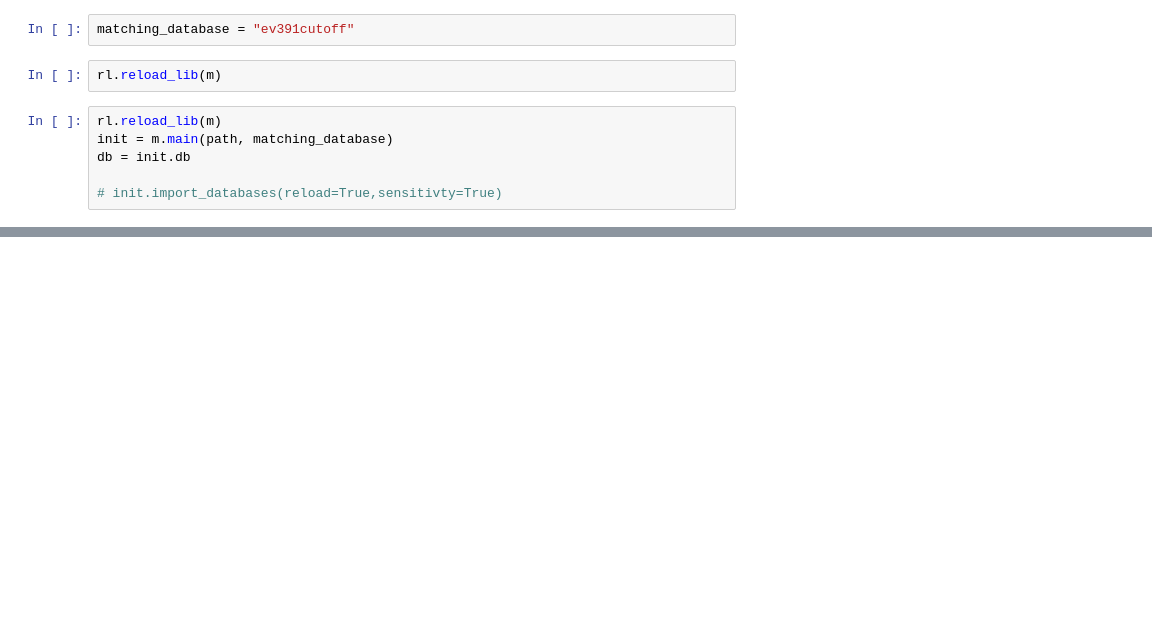
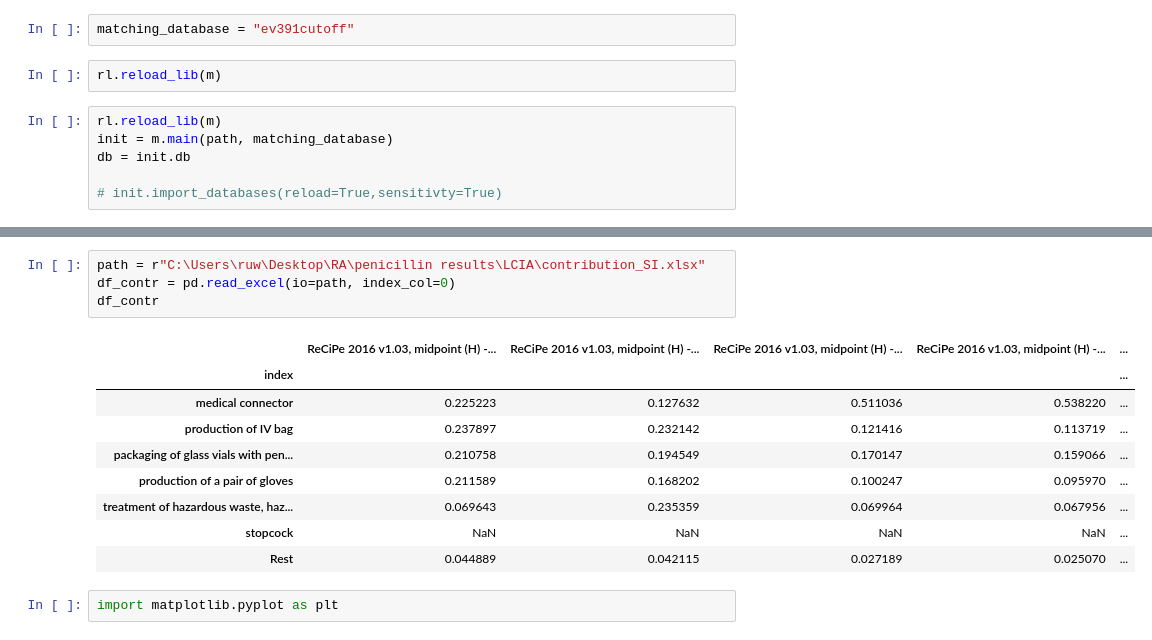
Before and after one commit to RuneWF/penicilin, a Jupyter notebook: Jupyter scripts/playbox.ipynb, the cells around one changed output, grey strips where cells are left out. Drawn from its saved outputs; the diff is of its cells as text; blank space fills up the shorter version.

```diff
--- a/Jupyter scripts/playbox.ipynb
+++ b/Jupyter scripts/playbox.ipynb
@@ -169,0 +91,16 @@ dct["manufacturing of raw penicillium G"].drop(bio_idx)
+# %%
+path = r"C:\Users\ruw\Desktop\RA\penicillin results\LCIA\contribution_SI.xlsx"
+df_contr = pd.read_excel(io=path, index_col=0)
+df_contr
+# %% [output]
+|  | ReCiPe 2016 v1.03, midpoint (H) -... | ReCiPe 2016 v1.03, midpoint (H) -... | ReCiPe 2016 v1.03, midpoint (H) -... | ReCiPe 2016 v1.03, midpoint (H) -... | ... |
+| index |  |  |  |  | ... |
+| medical connector | 0.225223 | 0.127632 | 0.511036 | 0.538220 | ... |
+| production of IV bag | 0.237897 | 0.232142 | 0.121416 | 0.113719 | ... |
+| packaging of glass vials with pen... | 0.210758 | 0.194549 | 0.170147 | 0.159066 | ... |
+| production of a pair of gloves | 0.211589 | 0.168202 | 0.100247 | 0.095970 | ... |
+| treatment of hazardous waste, haz... | 0.069643 | 0.235359 | 0.069964 | 0.067956 | ... |
+| stopcock | NaN | NaN | NaN | NaN | ... |
+| Rest | 0.044889 | 0.042115 | 0.027189 | 0.025070 | ... |
+# %%
+import matplotlib.pyplot as plt
```
Also changed, not shown: parts of 15 cells of this notebook, 6 other files.
